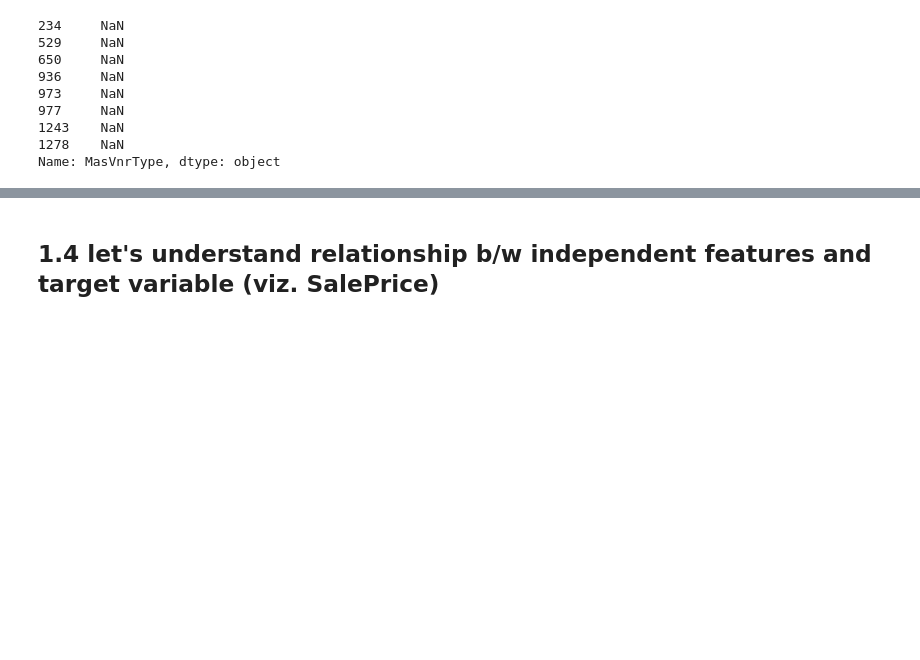
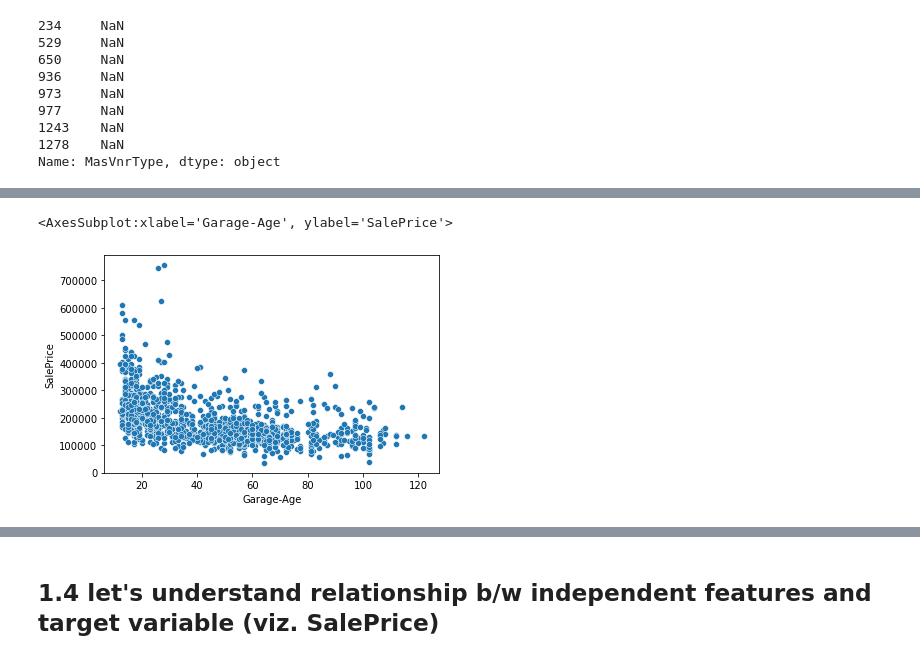
Before and after one commit to JamshedAhsan/house-price-prediction, a Jupyter notebook: Housing-Price-Prediction.ipynb, the cells around one changed output, grey strips where cells are left out. Saved outputs shown, nothing was run; the diff lists cells and outputs as text; code cells hidden in the pictures; blank space fills up the shorter version.

Commit message:
fixed remaining data type conversion issue

```diff
--- a/Housing-Price-Prediction.ipynb
+++ b/Housing-Price-Prediction.ipynb
@@ -2547,0 +2985,3 @@ nan
+# %%
+housing_data_11['Garage-Age'] = housing_data_04['house-age'] = housing_data_04['GarageYrBlt'].apply(lambda x: date.today().year - x)
+housing_data_11.info()
@@ -2547,0 +3006,4 @@ nan
+# %%
+#let's drop 'GarageYrBlt'
+housing_data_12 = housing_data_11.drop(columns='GarageYrBlt', axis=1)
+housing_data_12.info()
@@ -2547,0 +3028,4 @@ nan
+# %%
+#let's repalce missing value of feature 'GarageFinish' with 'No-Garage' Categorical value as explained by Data Dictionary
+housing_data_12['GarageFinish'] = housing_data_12['GarageFinish'].cat.add_categories('No-Garage').fillna('No-Garage')
+housing_data_12.info()
@@ -2547,0 +3056,4 @@ nan
+# %%
+housing_data_12['GarageQual'] = housing_data_12['GarageQual'].cat.add_categories('No-Garage').fillna('No-Garage')
+housing_data_12['GarageCond'] = housing_data_12['GarageCond'].cat.add_categories('No-Garage').fillna('No-Garage')
+housing_data_12.info()
@@ -2547,0 +3078,6 @@ nan
+# %%
+#Regarding missing value for 'Garage-age', let's understand relationship between Garage-Age and SalePrice
+sns.scatterplot(data=housing_data_12, x='Garage-Age', y='SalePrice')
+# %% [output]
+<AxesSubplot:xlabel='Garage-Age', ylabel='SalePrice'>
+[figure, added]
```
Also changed, not shown: parts of 79 cells of this notebook.
